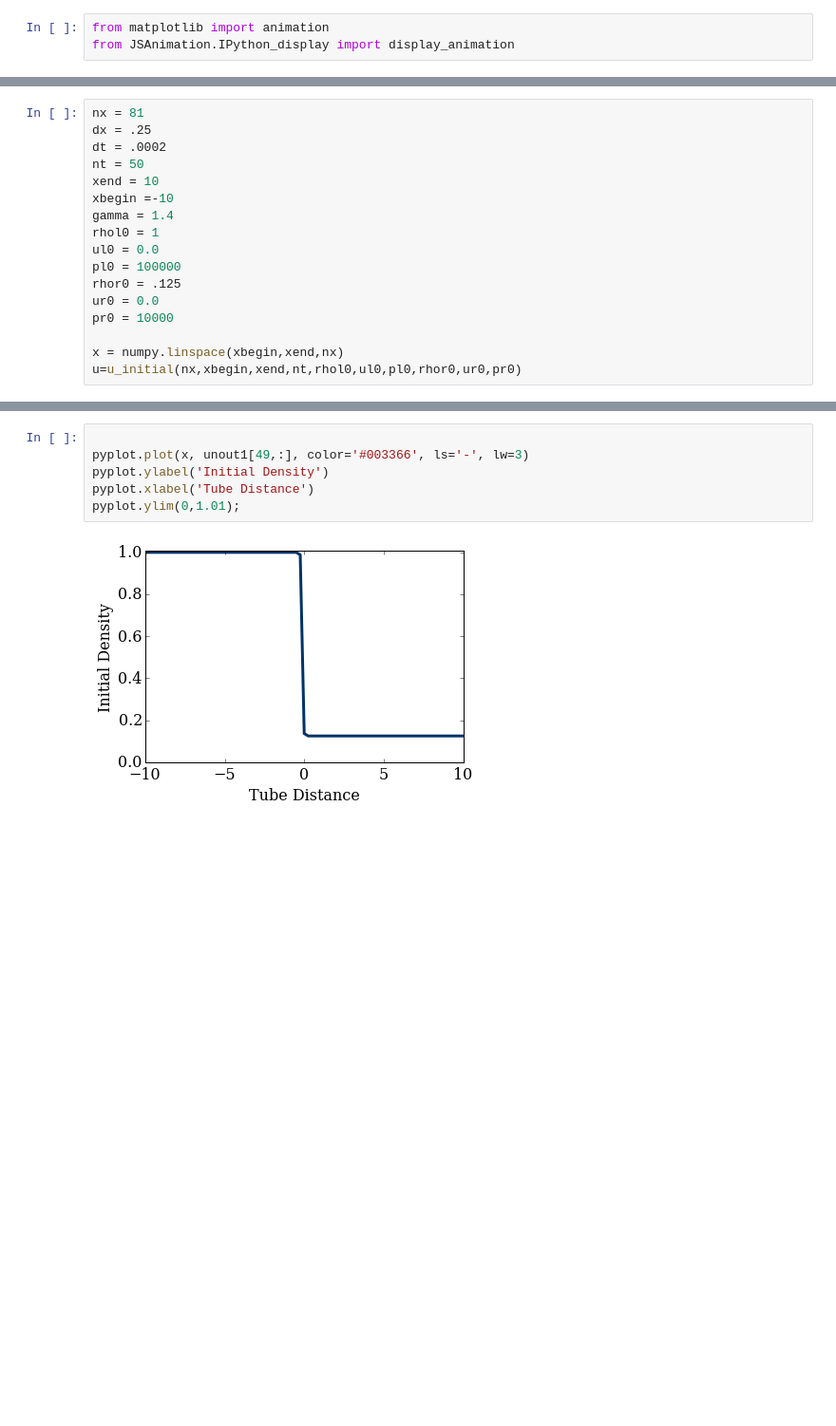
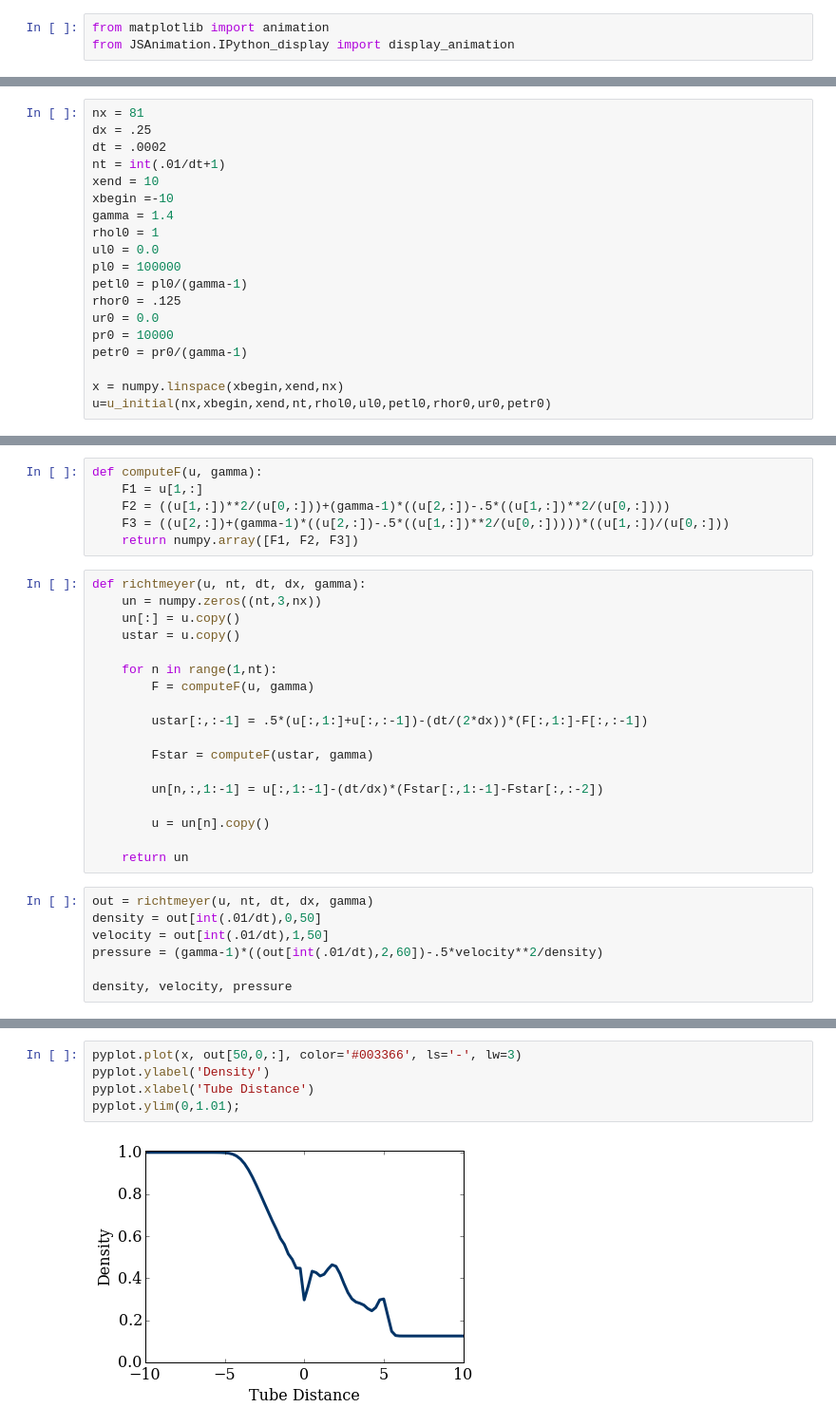
Before and after one commit to Pythonidae1/hw, a Jupyter notebook: GRADED_HW_Sods_Test.ipynb, the cells around one changed output, grey strips where cells are left out. Shown at 95% size. Cells and saved outputs as stored; diff of their text form; blank space fills up the shorter version.

```diff
--- a/GRADED_HW_Sods_Test.ipynb
+++ b/GRADED_HW_Sods_Test.ipynb
@@ -29,17 +28,19 @@ def u_initial(nx,xbegin,xend,nt,rhol0,ul0,pl0,rhor0,ur0,pr0):
 nx = 81
 dx = .25
 dt = .0002
-nt = 50
+nt = int(.01/dt+1)
 xend = 10
 xbegin =-10
 gamma = 1.4
 rhol0 = 1
 ul0 = 0.0
 pl0 = 100000
+petl0 = pl0/(gamma-1)
 rhor0 = .125
 ur0 = 0.0
 pr0 = 10000
+petr0 = pr0/(gamma-1)
 
 x = numpy.linspace(xbegin,xend,nx)
-u=u_initial(nx,xbegin,xend,nt,rhol0,ul0,pl0,rhor0,ur0,pr0)
+u=u_initial(nx,xbegin,xend,nt,rhol0,ul0,petl0,rhor0,ur0,petr0)
 # %%
@@ -161,0 +67,31 @@ for b in range(0,nt):
+# %%
+def computeF(u, gamma):
+    F1 = u[1,:]
+    F2 = ((u[1,:])**2/(u[0,:]))+(gamma-1)*((u[2,:])-.5*((u[1,:])**2/(u[0,:])))
+    F3 = ((u[2,:])+(gamma-1)*((u[2,:])-.5*((u[1,:])**2/(u[0,:]))))*((u[1,:])/(u[0,:]))
+    return numpy.array([F1, F2, F3])
+# %%
+def richtmeyer(u, nt, dt, dx, gamma):
+    un = numpy.zeros((nt,3,nx))
+    un[:] = u.copy()
+    ustar = u.copy()
+
+    for n in range(1,nt):
+        F = computeF(u, gamma)
+
+        ustar[:,:-1] = .5*(u[:,1:]+u[:,:-1])-(dt/(2*dx))*(F[:,1:]-F[:,:-1])
+
+        Fstar = computeF(ustar, gamma)
+
+        un[n,:,1:-1] = u[:,1:-1]-(dt/dx)*(Fstar[:,1:-1]-Fstar[:,:-2])
+
+        u = un[n].copy()
+
+    return un
+# %%
+out = richtmeyer(u, nt, dt, dx, gamma)
+density = out[int(.01/dt),0,50]
+velocity = out[int(.01/dt),1,50]
+pressure = (gamma-1)*((out[int(.01/dt),2,60])-.5*velocity**2/density)
+
+density, velocity, pressure
@@ -162,8 +100,7 @@ for b in range(0,nt):
 # %%
-
-pyplot.plot(x, unout1[49,:], color='#003366', ls='-', lw=3)
-pyplot.ylabel('Initial Density')
+pyplot.plot(x, out[50,0,:], color='#003366', ls='-', lw=3)
+pyplot.ylabel('Density')
 pyplot.xlabel('Tube Distance')
 pyplot.ylim(0,1.01);
 # %% [output]
-[figure, old version]
+[figure, new version]
```
Also changed, not shown: parts of 11 cells of this notebook, 1 other file.
